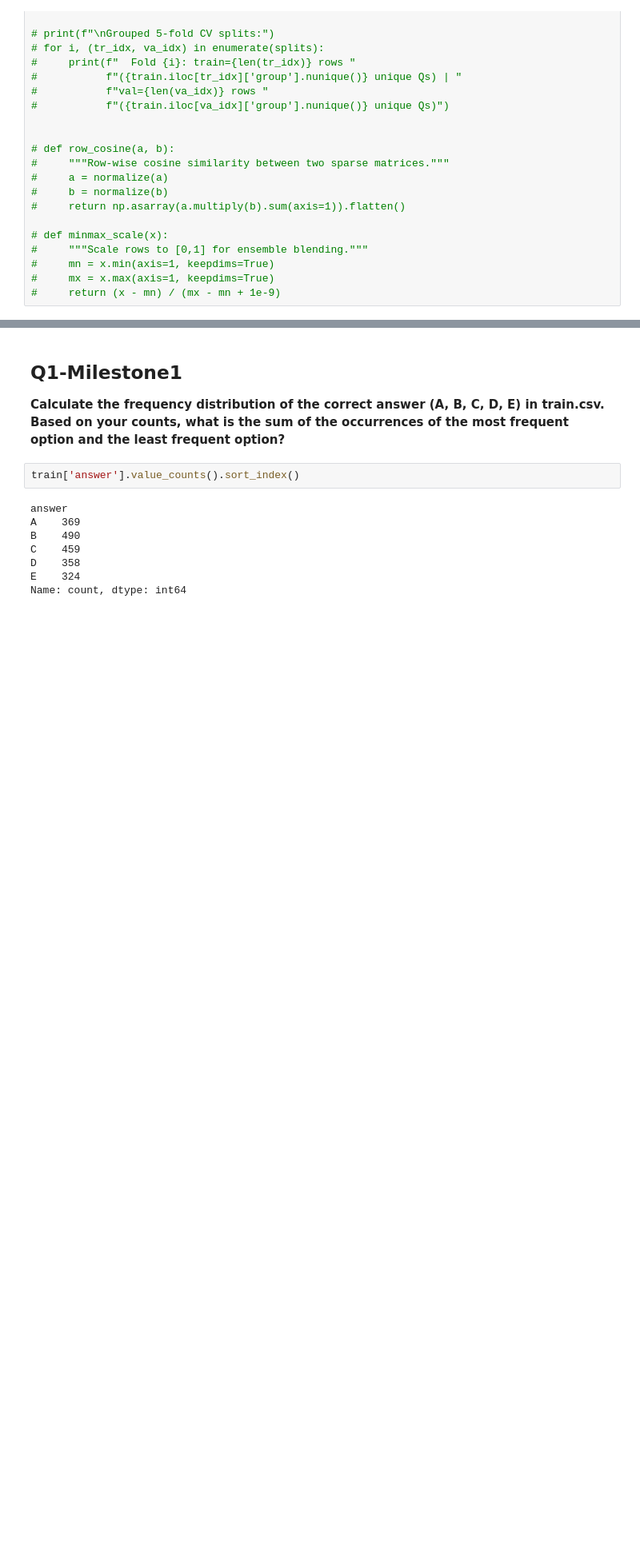
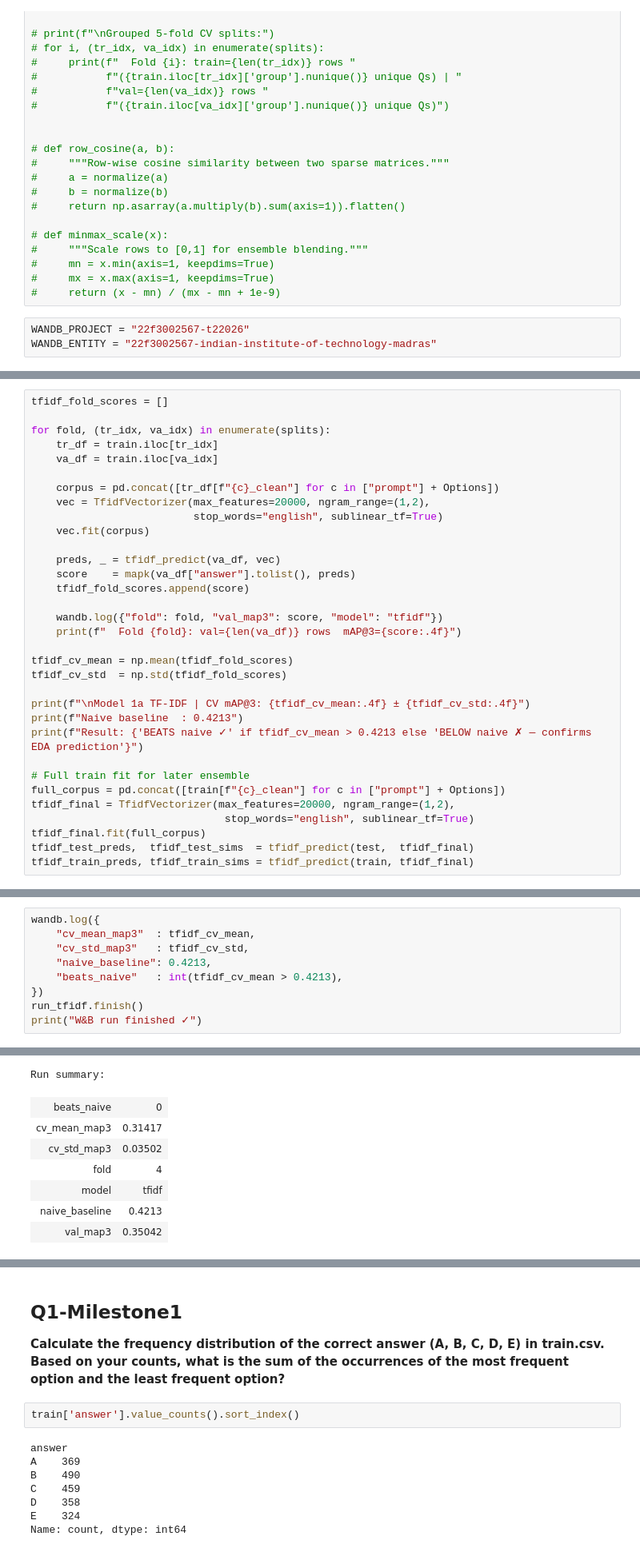
Before and after one commit to 22f3002567/dl-genai-project-26-t2, a Jupyter notebook: DL-22f3002567-notebook-t22026.ipynb, the cells around one changed output, grey strips where cells are left out. Shown at 80% size. Drawn from its saved outputs; the diff is of its cells as text; blank space fills up the shorter version.

Commit message:
Model 1.b Done and added to W&B

```diff
--- a/DL-22f3002567-notebook-t22026.ipynb
+++ b/DL-22f3002567-notebook-t22026.ipynb
@@ -1393,3 +1393,6 @@ def classify_domain(t: str) -> str:
 #     mn = x.min(axis=1, keepdims=True)
 #     mx = x.max(axis=1, keepdims=True)
 #     return (x - mn) / (mx - mn + 1e-9)
+# %%
+WANDB_PROJECT = "22f3002567-t22026"
+WANDB_ENTITY = "22f3002567-indian-institute-of-technology-madras"
@@ -1395,0 +1571,33 @@ def classify_domain(t: str) -> str:
+# %%
+tfidf_fold_scores = []
+
+for fold, (tr_idx, va_idx) in enumerate(splits):
+    tr_df = train.iloc[tr_idx]
+    va_df = train.iloc[va_idx]
+
+    corpus = pd.concat([tr_df[f"{c}_clean"] for c in ["prompt"] + Options])
+    vec = TfidfVectorizer(max_features=20000, ngram_range=(1,2),
+                          stop_words="english", sublinear_tf=True)
+    vec.fit(corpus)
+
+    preds, _ = tfidf_predict(va_df, vec)
+    score    = mapk(va_df["answer"].tolist(), preds)
+    tfidf_fold_scores.append(score)
+
+    wandb.log({"fold": fold, "val_map3": score, "model": "tfidf"})
+    print(f"  Fold {fold}: val={len(va_df)} rows  mAP@3={score:.4f}")
+
+tfidf_cv_mean = np.mean(tfidf_fold_scores)
+tfidf_cv_std  = np.std(tfidf_fold_scores)
+
+print(f"\nModel 1a TF-IDF | CV mAP@3: {tfidf_cv_mean:.4f} ± {tfidf_cv_std:.4f}")
+print(f"Naive baseline  : 0.4213")
+print(f"Result: {'BEATS naive ✓' if tfidf_cv_mean > 0.4213 else 'BELOW naive ✗ — confirms EDA prediction'}")
+
+# Full train fit for later ensemble
+full_corpus = pd.concat([train[f"{c}_clean"] for c in ["prompt"] + Options])
+tfidf_final = TfidfVectorizer(max_features=20000, ngram_range=(1,2),
+                               stop_words="english", sublinear_tf=True)
+tfidf_final.fit(full_corpus)
+tfidf_test_preds,  tfidf_test_sims  = tfidf_predict(test,  tfidf_final)
+tfidf_train_preds, tfidf_train_sims = tfidf_predict(train, tfidf_final)
@@ -1395,0 +1614,10 @@ def classify_domain(t: str) -> str:
+# %%
+wandb.log({
+    "cv_mean_map3"  : tfidf_cv_mean,
+    "cv_std_map3"   : tfidf_cv_std,
+    "naive_baseline": 0.4213,
+    "beats_naive"   : int(tfidf_cv_mean > 0.4213),
+})
+run_tfidf.finish()
+print("W&B run finished ✓")
+# %% [output]
@@ -1395,0 +1632,8 @@ def classify_domain(t: str) -> str:
+Run summary:
+| beats_naive | 0 |
+| cv_mean_map3 | 0.31417 |
+| cv_std_map3 | 0.03502 |
+| fold | 4 |
+| model | tfidf |
+| naive_baseline | 0.4213 |
+| val_map3 | 0.35042 |
```
Also changed, not shown: parts of 104 cells of this notebook.
